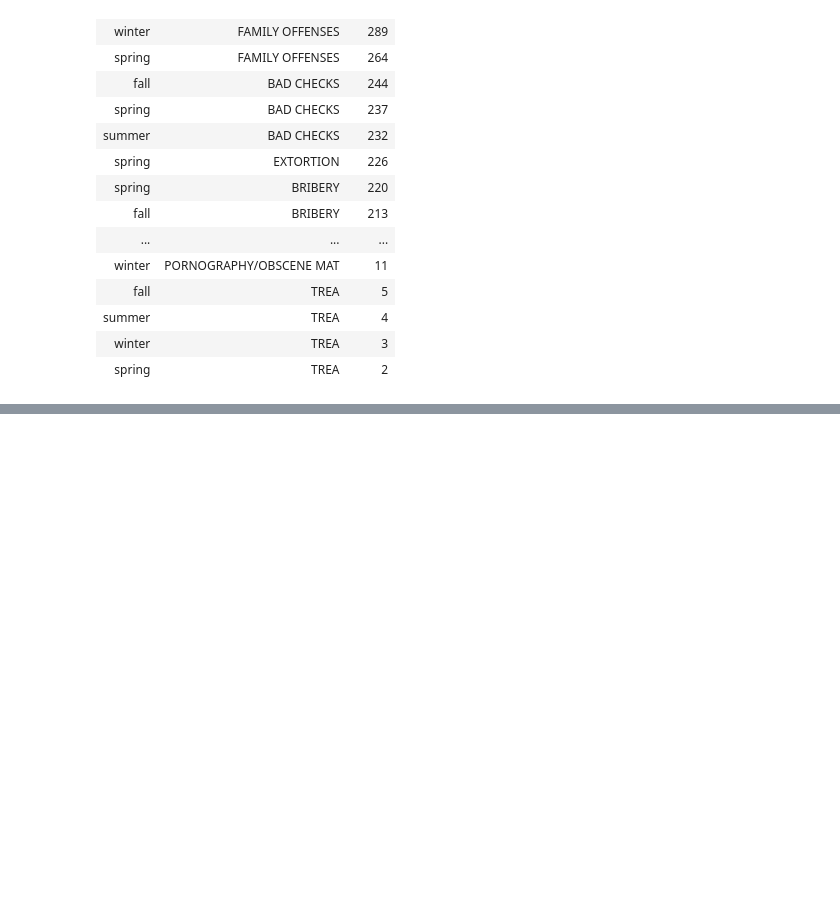
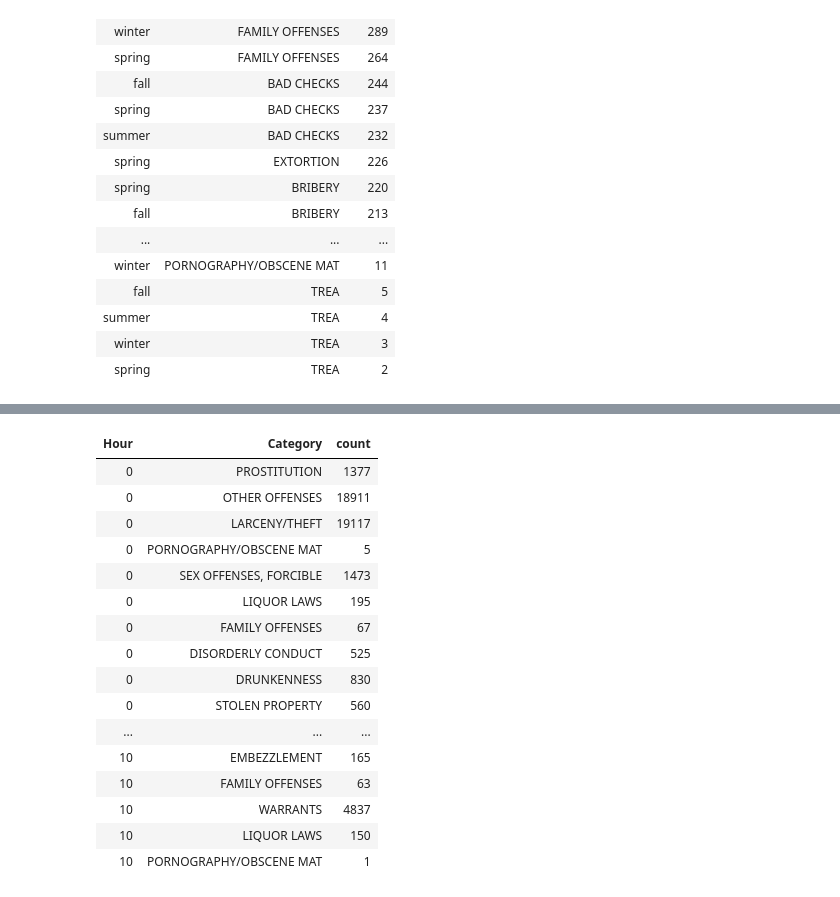
Before and after one commit to GuillaumeJouetp/crime_insights, a Jupyter notebook: crime_insights.ipynb, the cells around one changed output, grey strips where cells are left out. Cells and saved outputs as stored; diff of their text form; code cells hidden in the pictures; blank space fills up the shorter version.

```diff
--- a/crime_insights.ipynb
+++ b/crime_insights.ipynb
@@ -452,5 +550,5 @@ display(police_df_dt.select('Season', 'Category').where(col('Category').isin(fou
 # but it is interesting to see that the time of day with most reported crimes is 18.00
 
 # .where(col('Category').isin(top_categories))
-display(police_df4.select('Hour', 'Category').groupby('Hour', 'Category').agg(count('Hour').alias('count')).orderBy('Hour', ascending=True))
+display(police_df_dt.select('Hour', 'Category').groupby('Hour', 'Category').agg(count('Hour').alias('count')).orderBy('Hour', ascending=True))
 # %% [output]
@@ -458,3 +555,20 @@ display(police_df4.select('Hour', 'Category').groupby('Hour', 'Category').agg(co
+| Hour | Category | count |
+| 0 | PROSTITUTION | 1377 |
+| 0 | OTHER OFFENSES | 18911 |
+| 0 | LARCENY/THEFT | 19117 |
+| 0 | PORNOGRAPHY/OBSCENE MAT | 5 |
+| 0 | SEX OFFENSES, FORCIBLE | 1473 |
+| 0 | LIQUOR LAWS | 195 |
+| 0 | FAMILY OFFENSES | 67 |
+| 0 | DISORDERLY CONDUCT | 525 |
+| 0 | DRUNKENNESS | 830 |
+| 0 | STOLEN PROPERTY | 560 |
+| ... | ... | ... |
+| 10 | EMBEZZLEMENT | 165 |
+| 10 | FAMILY OFFENSES | 63 |
+| 10 | WARRANTS | 4837 |
+| 10 | LIQUOR LAWS | 150 |
+| 10 | PORNOGRAPHY/OBSCENE MAT | 1 |
 # %%
 # Frequency of crimes in correlation to time of day
 # There is no particular category that noticeable stands out by this result at first glance,
```
Also changed, not shown: parts of 17 cells of this notebook, 2 other files.
